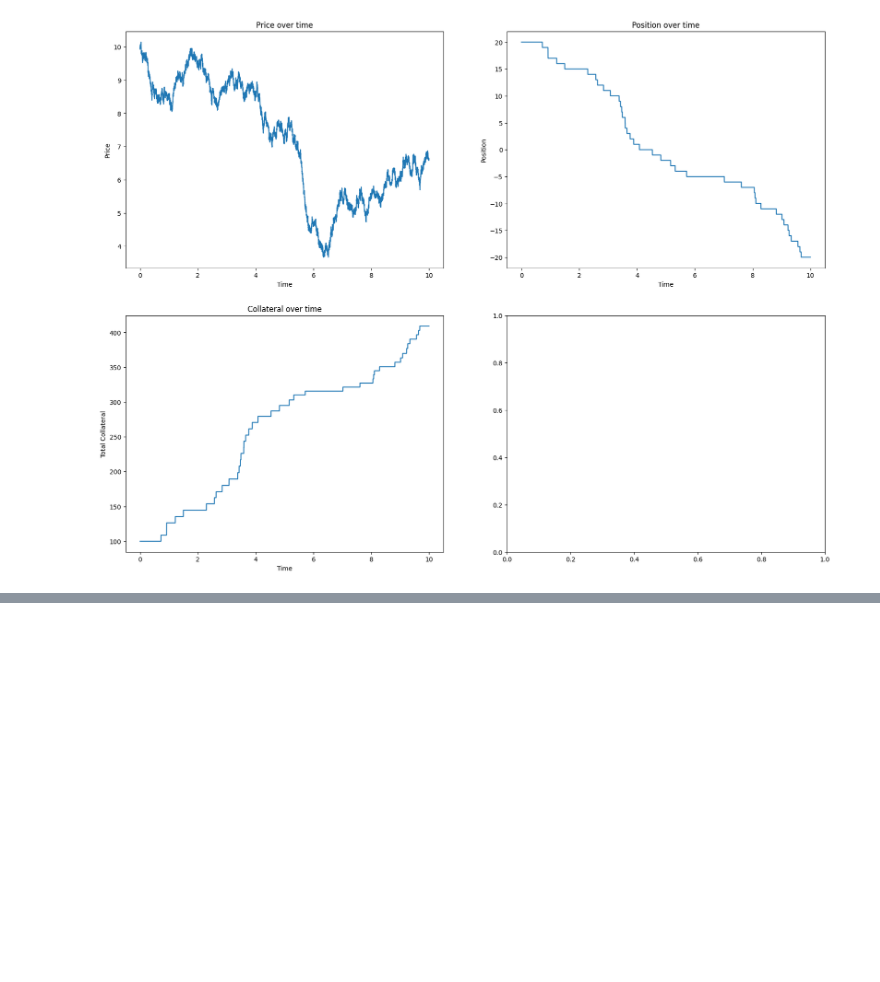
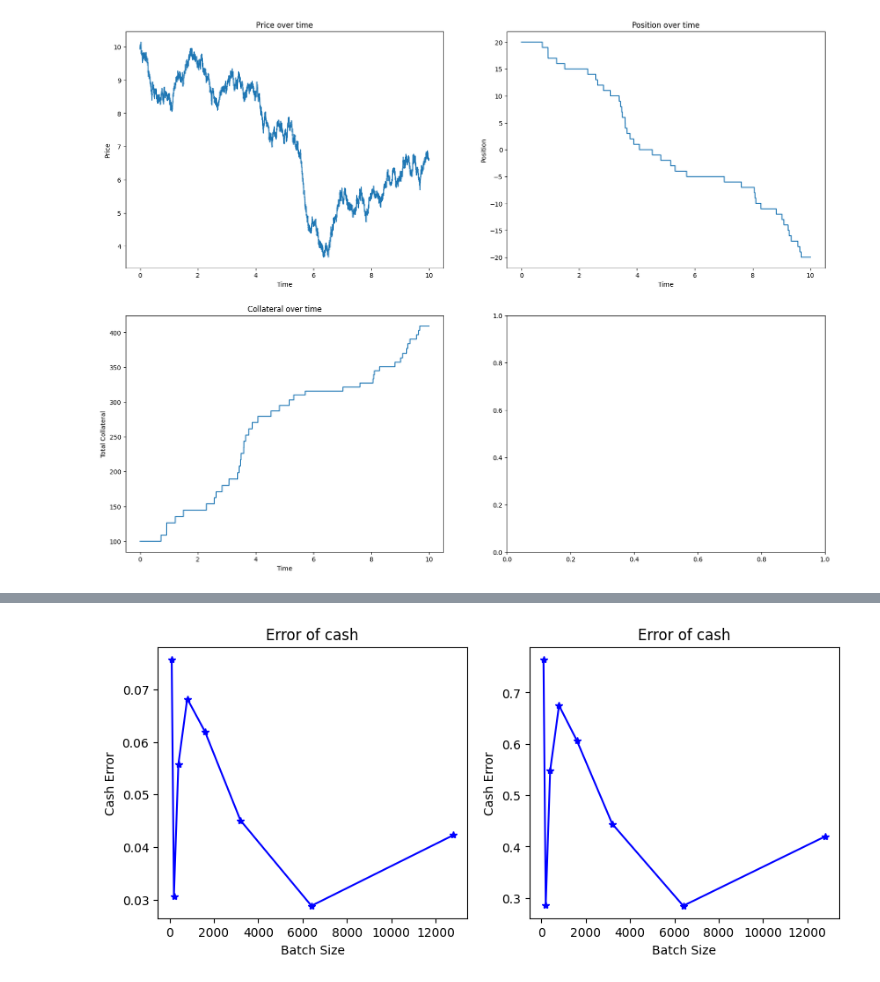
Before and after one commit to Galen-Cao/MIGS-VEGA-Project, a Jupyter notebook: Sim_controllability.ipynb, the cells around one changed output, grey strips where cells are left out. Drawn from its saved outputs; the diff is of its cells as text; code cells hidden in the pictures; blank space fills up the shorter version.

```diff
--- a/Sim_controllability.ipynb
+++ b/Sim_controllability.ipynb
@@ -247,0 +344,47 @@ plt.show()
+# %%
+# Another method: use pytorch tensor
+
+batch_size = [100, 200, 400, 800, 1600, 3200, 6400, 12800]
+
+cash_error = []
+q_error = []
+
+for batch in batch_size:
+    x = controllability_torch(
+        S0 = S0,
+        a = a,
+        m = m,
+        lambda_buy = lambda_buy,
+        lambda_sell = lambda_sell,
+        kappa_buy = kappa_buy,
+        kappa_sell = kappa_sell,
+        buy_depth = buy,
+        sell_depth = sell,
+        sigma = 0.1,
+        T = T,
+        time_decimal = 3,
+        batch_size = batch,
+    )
+
+    cash_error.append(
+        np.abs(n - x[:, -1, 0].mean().numpy())
+    )
+    q_error.append(
+        np.abs(b - x[:, -1, 2].mean().numpy())
+    )
+# %%
+fig, ax = plt.subplots(1,2, figsize=(10,4))
+
+ax[0].plot(batch_size, q_error,'b*-')
+ax[0].set_ylabel("Cash Error")
+ax[0].set_xlabel("Batch Size")
+ax[0].set_title("Error of cash")
+
+
+ax[1].plot(batch_size, cash_error,'b*-')
+ax[1].set_ylabel("Cash Error")
+ax[1].set_xlabel("Batch Size")
+ax[1].set_title("Error of cash")
+plt.show()
+# %% [output]
+[figure, added]
```
Also changed, not shown: parts of 7 cells of this notebook, 1 other file.
